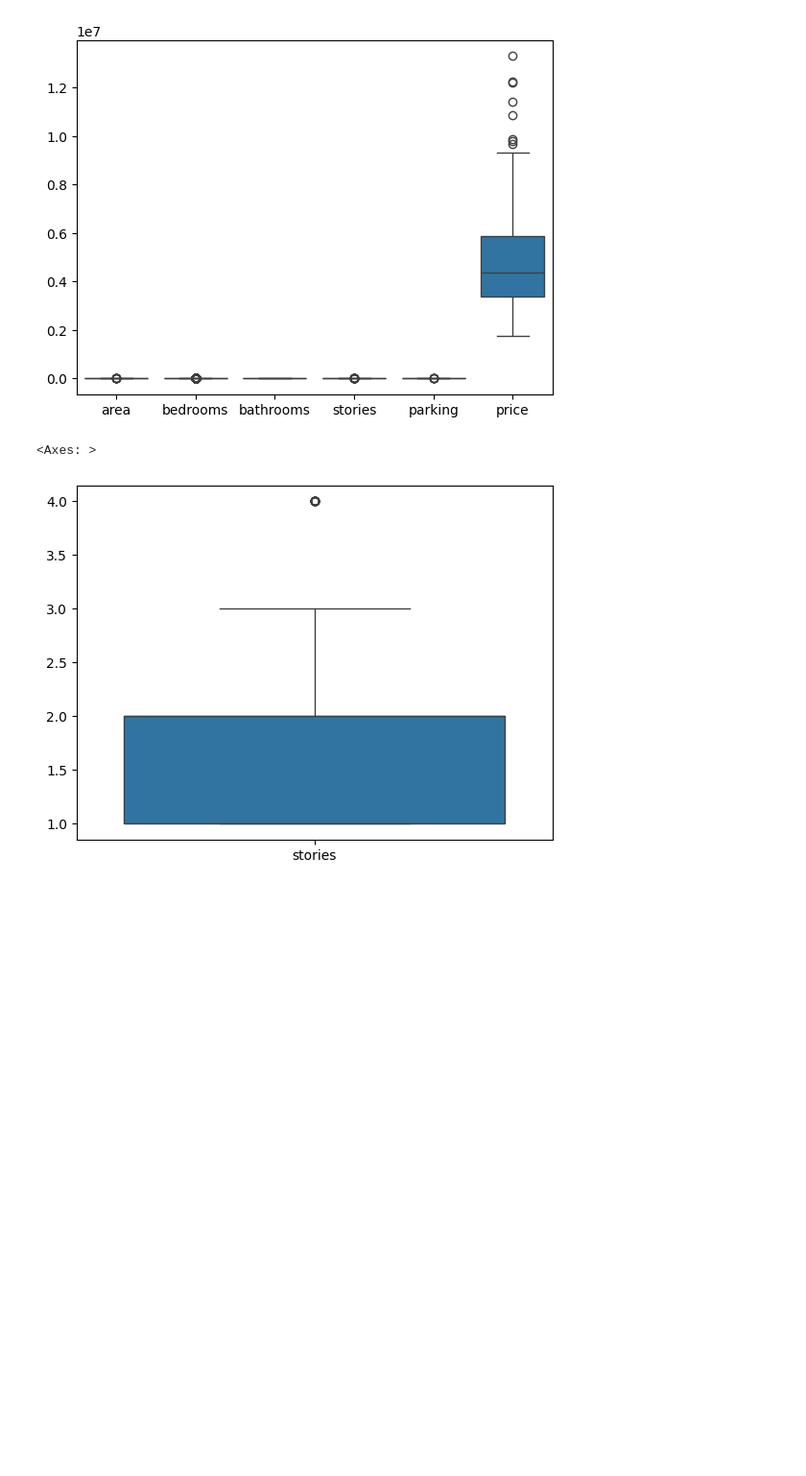
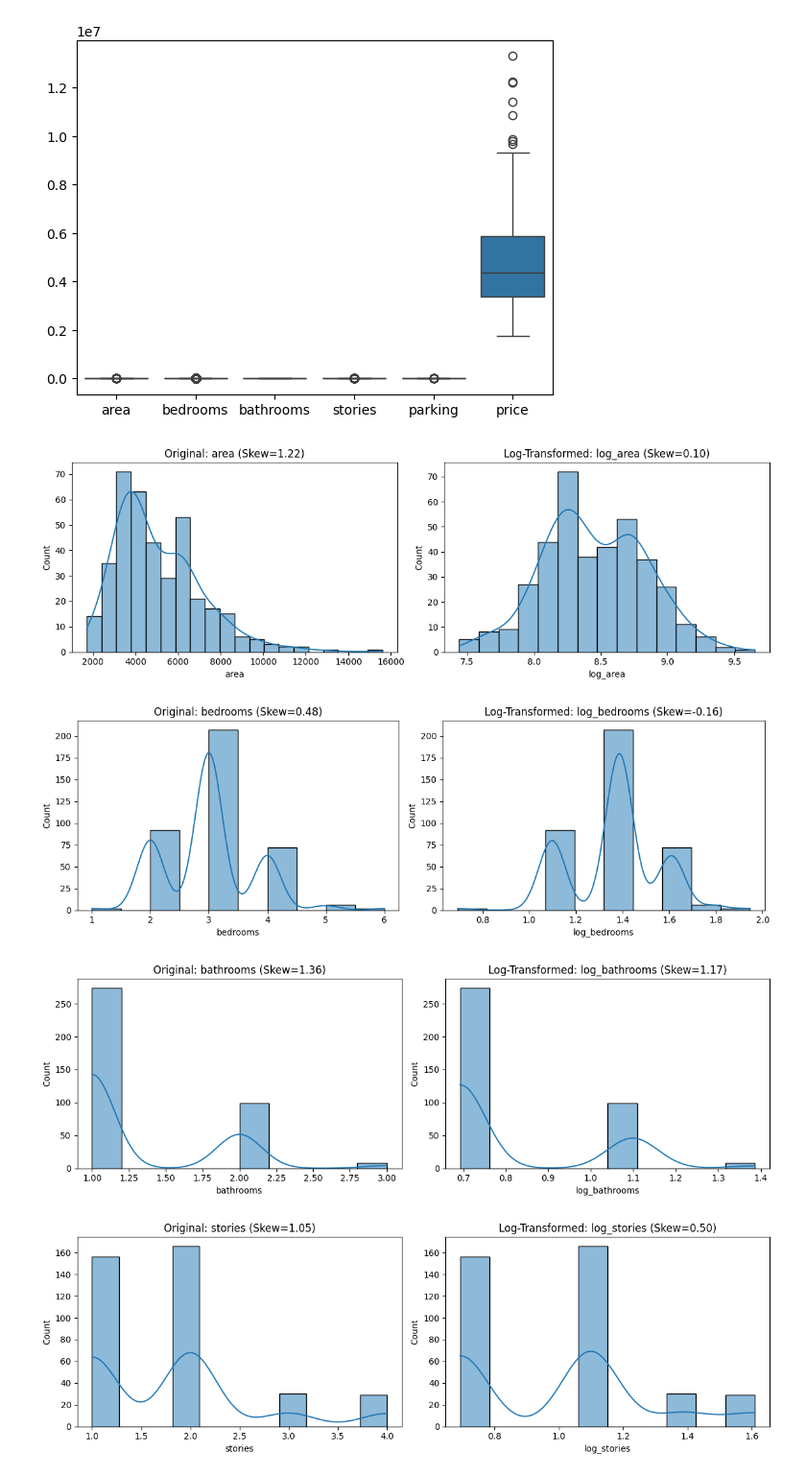
Before and after one commit to Sumitlasiwa/HousePricePredictor, a Jupyter notebook: notebooks/1_EDA.ipynb, the cells around one changed output. Shown: that part at 96% size. Saved outputs shown, nothing was run; the diff lists cells and outputs as text; code cells hidden in the pictures; blank space fills up the shorter version.

```diff
--- a/notebooks/1_EDA.ipynb
+++ b/notebooks/1_EDA.ipynb
@@ -141,15 +135,37 @@ df_train.groupby('furnishingstatus')['price'].mean().plot(kind='bar')
 # %%
-categorical_features = [ feature for feature in df_train.columns if df_train[feature].dtype == 'int64']
-print(categorical_features)
+num_features = [ feature for feature in df_train.columns if df_train[feature].dtype == 'int64']
+print(num_features)
 # %% [output]
 ['area', 'bedrooms', 'bathrooms', 'stories', 'parking', 'price']
 # %%
-for feature in categorical_features:
+for feature in num_features:
     sns.boxplot(data=df_train[[feature]])
 # %% [output]
 [figure]
-# %%
-sns.boxplot(data=df_train[['stories']])
-# %% [output]
-<Axes: >
-[figure, removed]
+# %%
+for feature in num_features:
+    df_train['log_'+feature] = np.log1p(df_train[feature])
+# %%
+import matplotlib.pyplot as plt
+import seaborn as sns
+
+for col in num_features:
+    # Create a figure with two subplots side by side
+    fig, axes = plt.subplots(1, 2, figsize=(12, 4))
+
+    # Plot original distribution (left)
+    sns.histplot(df_train[col], kde=True, ax=axes[0])
+    axes[0].set_title(f"Original: {col} (Skew={df_train[col].skew():.2f})")
+
+    # Plot log-transformed distribution (right)
+    log_col = 'log_' + col
+    sns.histplot(df_train[log_col], kde=True, ax=axes[1])
+    axes[1].set_title(f"Log-Transformed: {log_col} (Skew={df_train[log_col].skew():.2f})")
+
+    plt.tight_layout()  # Prevent overlapping
+    plt.show()
+# %% [output]
+[figure, added]
+[figure, added]
+[figure, added]
+[figure, added]
```
Also changed, not shown: parts of 7 cells of this notebook, 3 other files.
